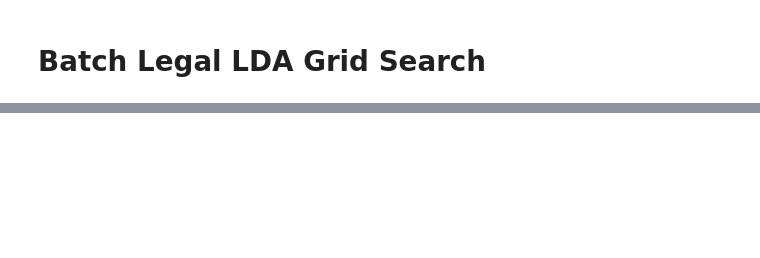
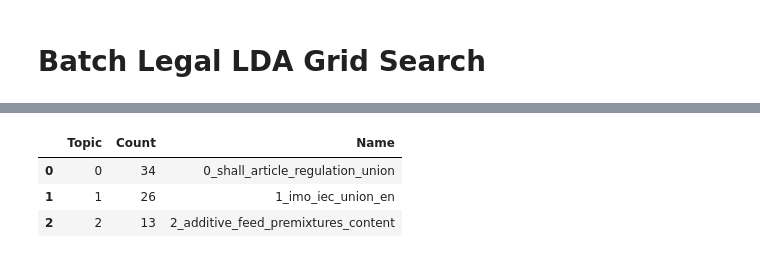
Before and after one commit to fvanlitsenburg/BatchLegal, a Jupyter notebook: notebooks/AxPic_LDA_GRID.ipynb, the cells around one changed output, grey strips where cells are left out. Saved outputs shown, nothing was run; the diff lists cells and outputs as text; code cells hidden in the pictures; blank space fills up the shorter version.

```diff
--- a/notebooks/AxPic_LDA_GRID.ipynb
+++ b/notebooks/AxPic_LDA_GRID.ipynb
@@ -21,7 +22,7 @@ from sklearn.decomposition import LatentDirichletAllocation
 from sklearn.model_selection import GridSearchCV
 # %%
 #Loading data from csv
-data = pd.read_csv("test_data_scraped_new.csv")
+data = pd.read_csv("larger_data_scraped.csv")
 # %%
 data.columns
 # %% [output]
@@ -210,0 +200,5 @@ Topic 9:
+# %%
+#Training
+
+topic_model = BERTopic(language="english", calculate_probabilities=True, verbose=True)
+topics, probs = topic_model.fit_transform(clean_txt)
@@ -210,0 +210,7 @@ Topic 9:
+# %%
+topic_model.get_topic_info()
+# %% [output]
+|  | Topic | Count | Name |
+| 0 | 0 | 34 | 0_shall_article_regulation_union |
+| 1 | 1 | 26 | 1_imo_iec_union_en |
+| 2 | 2 | 13 | 2_additive_feed_premixtures_content |
```
Also changed, not shown: parts of 27 cells of this notebook.
